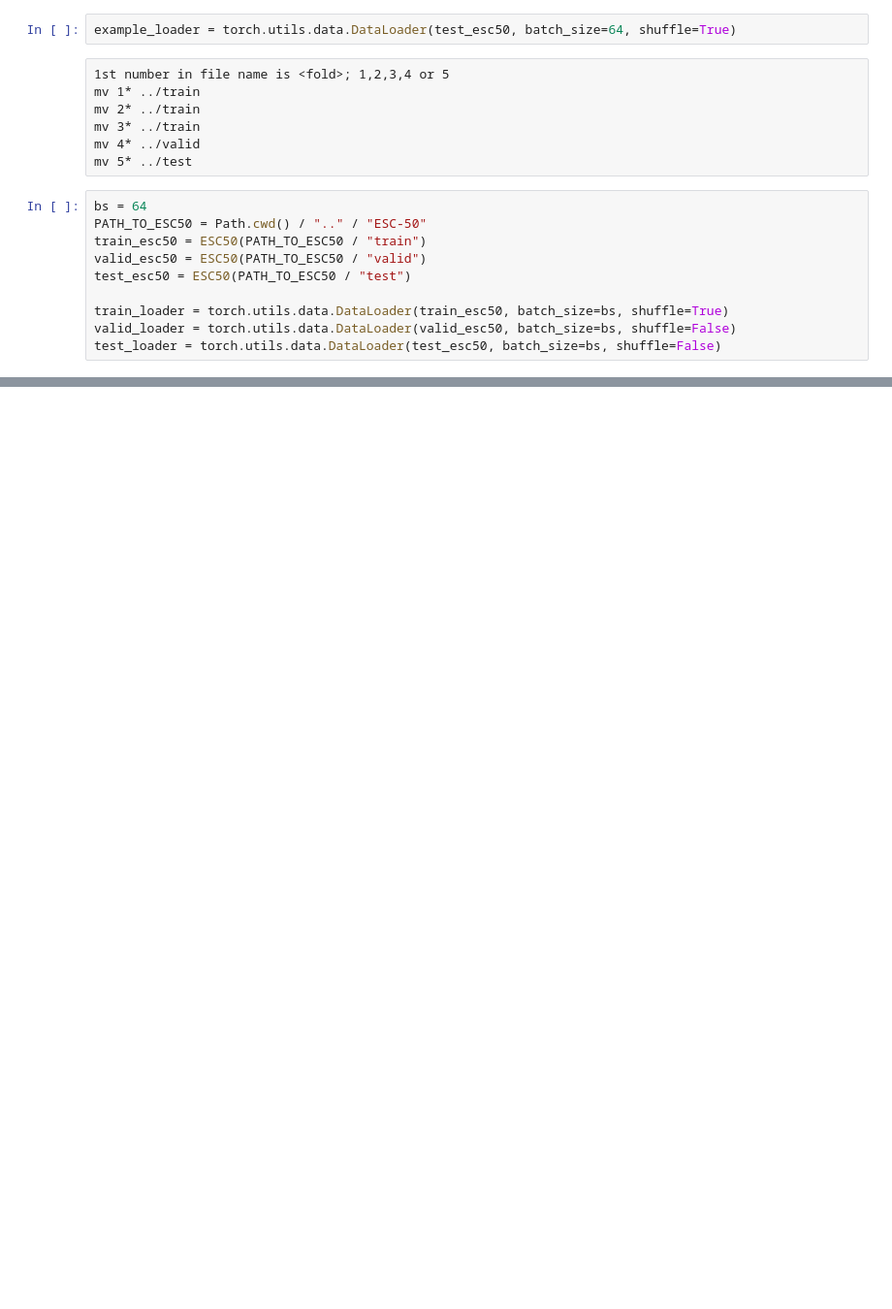
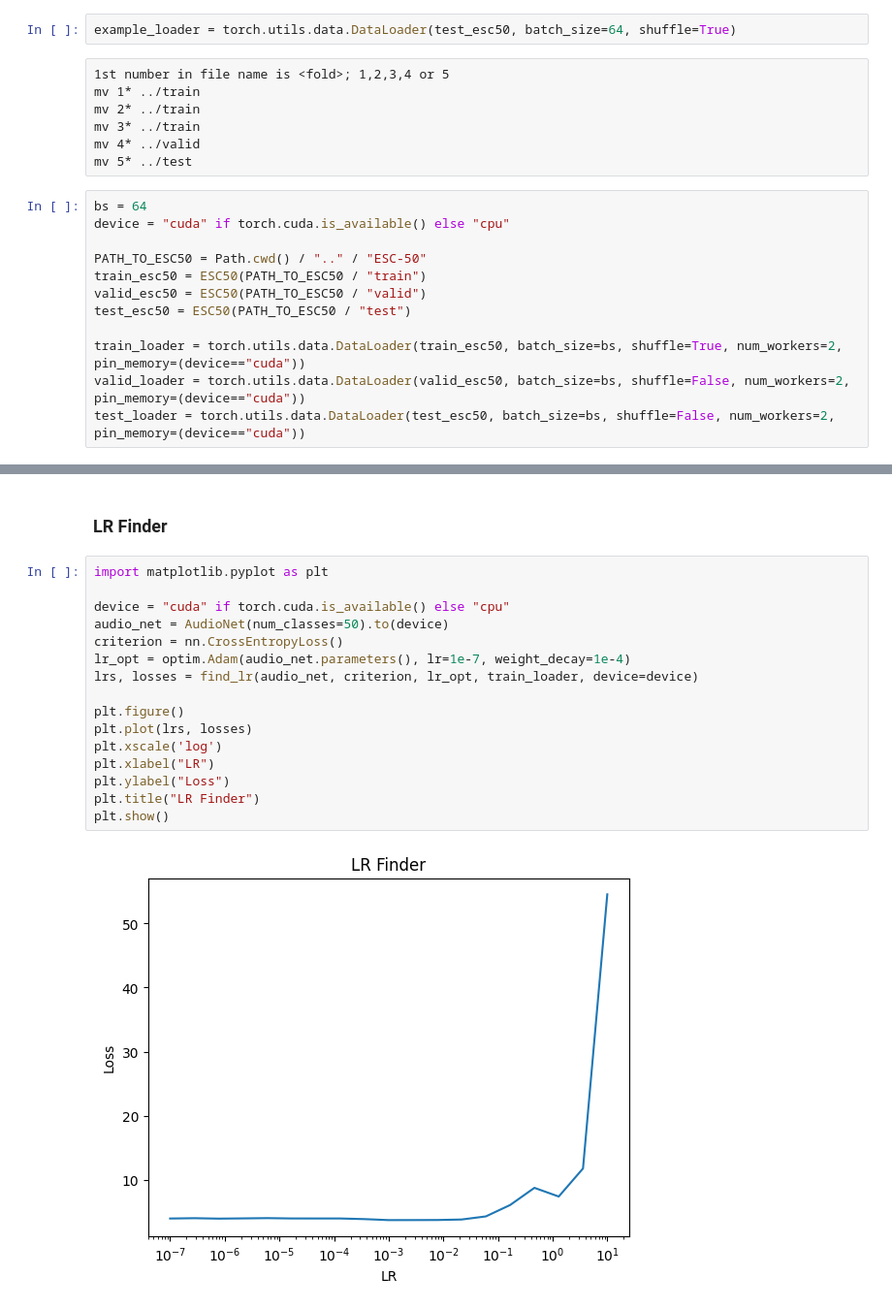
Before and after one commit to PHM1605/programming-pytorch-for-deep-learning-pointer, a Jupyter notebook: chapter6.ipynb, the cells around one changed output, grey strips where cells are left out. Shown at 97% size. Cells and saved outputs as stored; diff of their text form; blank space fills up the shorter version.

```diff
--- a/chapter6.ipynb
+++ b/chapter6.ipynb
@@ -74,11 +65,13 @@ mv 4* ../valid
 mv 5* ../test
 # %%
 bs = 64
+device = "cuda" if torch.cuda.is_available() else "cpu"
+
 PATH_TO_ESC50 = Path.cwd() / ".." / "ESC-50"
 train_esc50 = ESC50(PATH_TO_ESC50 / "train")
 valid_esc50 = ESC50(PATH_TO_ESC50 / "valid")
 test_esc50 = ESC50(PATH_TO_ESC50 / "test")
 
-train_loader = torch.utils.data.DataLoader(train_esc50, batch_size=bs, shuffle=True)
-valid_loader = torch.utils.data.DataLoader(valid_esc50, batch_size=bs, shuffle=False)
-test_loader = torch.utils.data.DataLoader(test_esc50, batch_size=bs, shuffle=False)
+train_loader = torch.utils.data.DataLoader(train_esc50, batch_size=bs, shuffle=True, num_workers=2, pin_memory=(device=="cuda"))
+valid_loader = torch.utils.data.DataLoader(valid_esc50, batch_size=bs, shuffle=False, num_workers=2, pin_memory=(device=="cuda"))
+test_loader = torch.utils.data.DataLoader(test_esc50, batch_size=bs, shuffle=False, num_workers=2, pin_memory=(device=="cuda"))
@@ -84,0 +203,20 @@ test_loader = torch.utils.data.DataLoader(test_esc50, batch_size=bs, shuffle=Fal
+# %% [markdown]
+### LR Finder
+# %%
+import matplotlib.pyplot as plt
+
+device = "cuda" if torch.cuda.is_available() else "cpu"
+audio_net = AudioNet(num_classes=50).to(device)
+criterion = nn.CrossEntropyLoss()
+lr_opt = optim.Adam(audio_net.parameters(), lr=1e-7, weight_decay=1e-4)
+lrs, losses = find_lr(audio_net, criterion, lr_opt, train_loader, device=device)
+
+plt.figure()
+plt.plot(lrs, losses)
+plt.xscale('log')
+plt.xlabel("LR")
+plt.ylabel("Loss")
+plt.title("LR Finder")
+plt.show()
+# %% [output]
+[figure, added]
```
Also changed, not shown: parts of 18 cells of this notebook, 1 other file.
